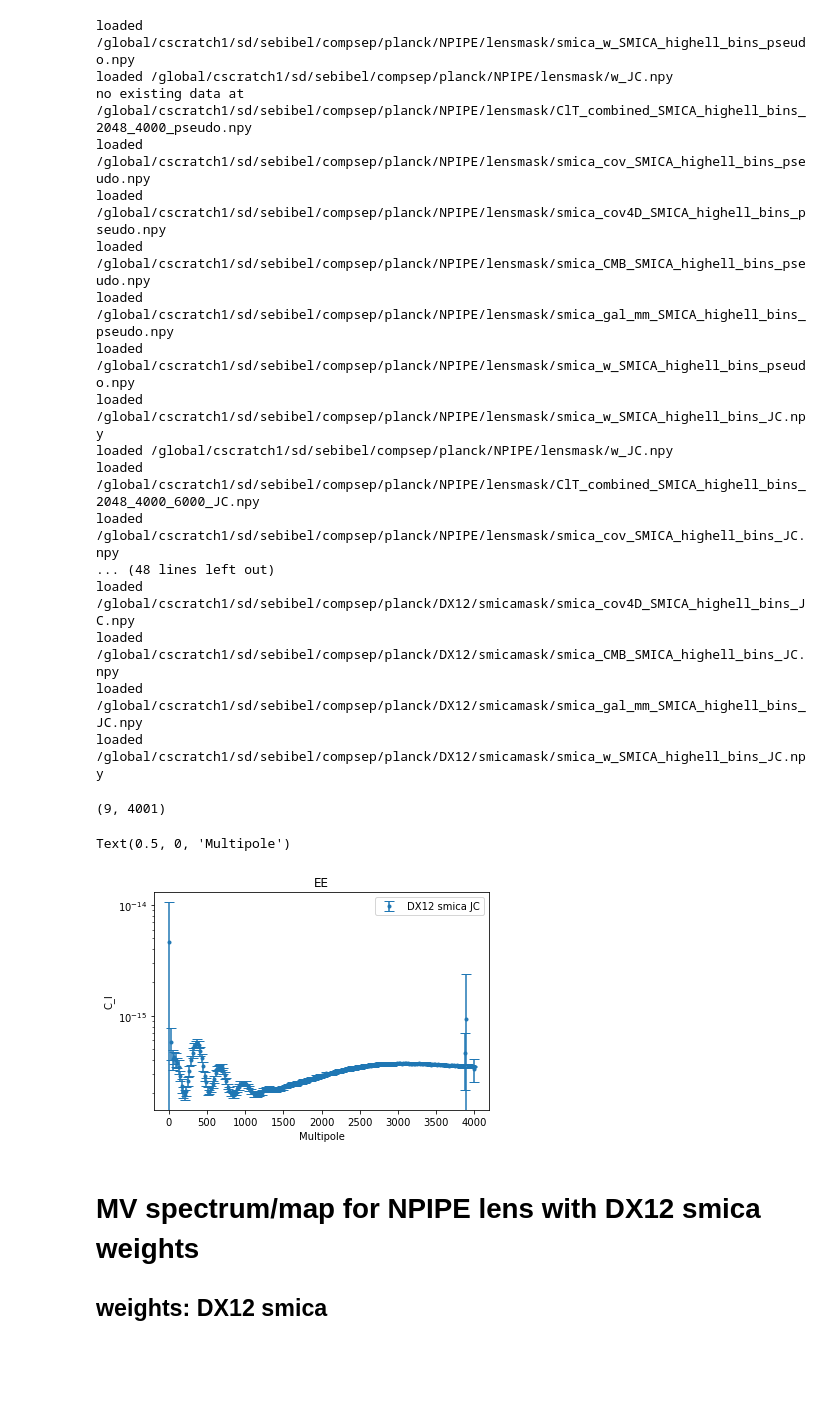
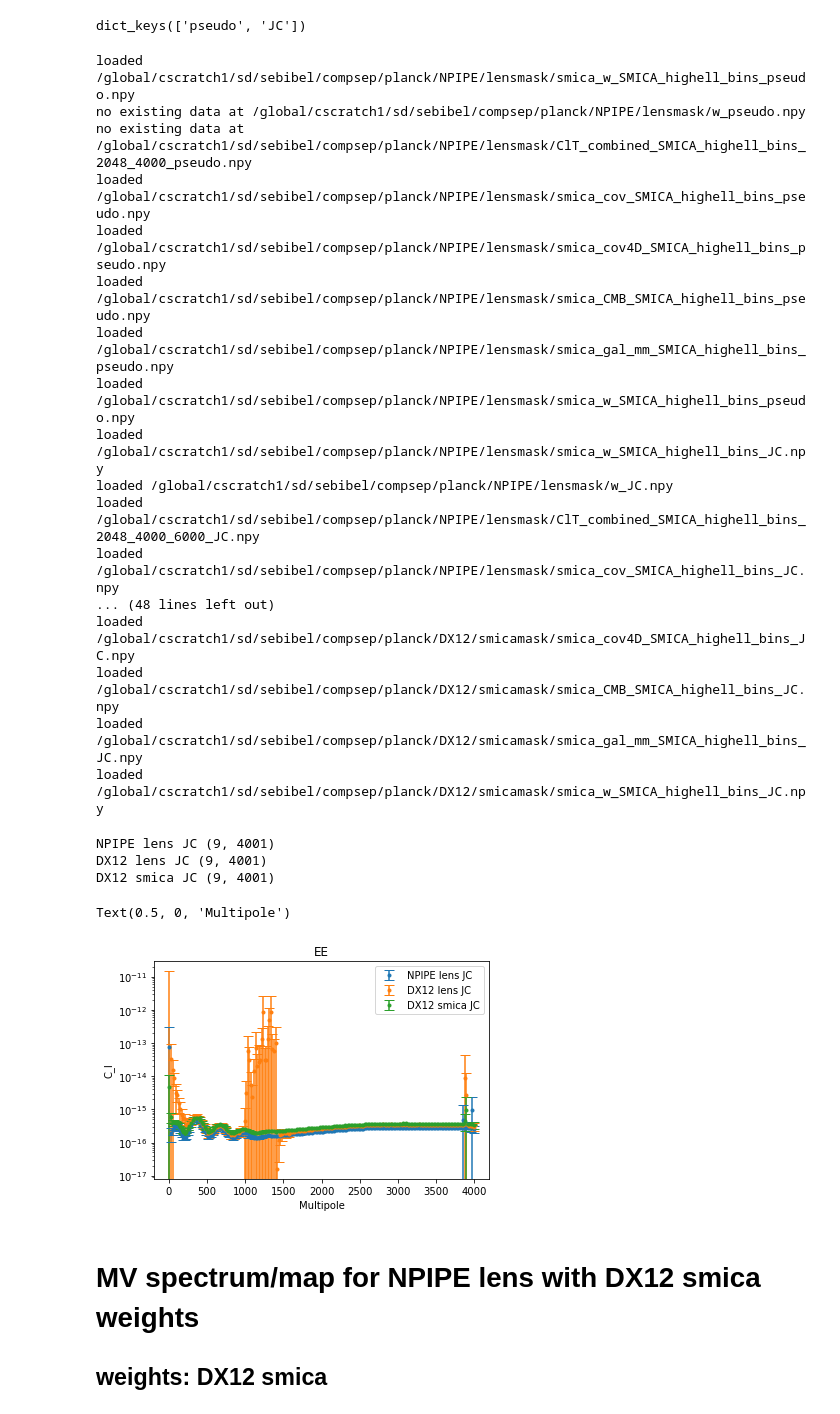
Before and after one commit to Sebastian-Belkner/component_separation, a Jupyter notebook: notebooks/Check Improvement.ipynb, the cells around one changed output. Drawn from its saved outputs; the diff is of its cells as text; code cells hidden in the pictures; blank space fills up the shorter version.

```diff
--- a/notebooks/Check Improvement.ipynb
+++ b/notebooks/Check Improvement.ipynb
@@ -83,3 +95,7 @@ for freqdset, mskset, spectrum_type in itertools.product(['NPIPE', 'DX12'], ['le
+# %%
+mask['lens'].keys()
+# %% [output]
+dict_keys(['pseudo', 'JC'])
 # %%
 smica_params = dict({'cov': None, "cov4D": None, "CMB": None, "gal_mm": None, "w": None})
 smica_params = dict()
@@ -89,14 +105,19 @@ lmax_loc = 4000
 clmin = dict()
 simid=-1
 W = dict()
+beamf = dict()
+
 for freqdset, mskset, spectrum_type in itertools.product(*prod):
     if freqdset in smica_params:
         if mskset in smica_params[freqdset]:
                 smica_params[freqdset][mskset].update({spectrum_type: dhelper})
+                clmin[freqdset][mskset].update({spectrum_type: None})
         else:
             smica_params[freqdset].update({mskset:{spectrum_type: dhelper}})
+            clmin[freqdset].update({mskset:{spectrum_type: None}})
     else:
         smica_params.update({freqdset: {mskset:{spectrum_type: dhelper}}})
+        clmin.update({freqdset: {mskset:{spectrum_type: None}}})
     if freqdset in W:
         if mskset in W[freqdset]:
                 W[freqdset][mskset].update({spectrum_type: None})
@@ -104,24 +125,27 @@ for freqdset, mskset, spectrum_type in itertools.product(*prod):
             W[freqdset].update({mskset:{spectrum_type: None}})
     else:
         W.update({freqdset: {mskset:{spectrum_type: None}}})
+
 for freqdset, mskset, spectrum_type in itertools.product(*prod):
     csu = Config(freqdset=freqdset, mskset=mskset, spectrum_type=spectrum_type, verbose=False)
+    fn = fn_gen(csu)
     fns = fns_gen(csu)
-
     bins = csu.bins
-
     W_smica = io.load_data(fns.get_misc('w', simid=simid))
     W_mv = io.load_data(fn.get_misc('w', simid=simid))
+
+    if freqdset not in beamf:
+        beamf[freqdset] = io.load_beamf(csu.freqcomb, csu.lmax, csu.freqdatsplit)
     if W_smica is not None and W_mv is not None:
         W_total = hpf.interp_smica_mv_weights(W_smica, W_mv, bins, 4001)
         W[freqdset][mskset][spectrum_type] = W_total
         W[freqdset][mskset][spectrum_type][:,:,0:2] = 0.0
-    clmin.update({freqdset: {mskset:{spectrum_type: io.load_data(fns.get_spectrum("T", "combined", simid=-1))}}})
+    clmin[freqdset][mskset][spectrum_type] = io.load_data(fns.get_spectrum("T", "combined", simid=-1))
     for k, v in smica_params[freqdset][mskset][spectrum_type].items():
         smica_params[freqdset][mskset][spectrum_type][k] = io.load_data(fns.get_misc(k))
 # %% [output]
 loaded /global/cscratch1/sd/sebibel/compsep/planck/NPIPE/lensmask/smica_w_SMICA_highell_bins_pseudo.npy
-loaded /global/cscratch1/sd/sebibel/compsep/planck/NPIPE/lensmask/w_JC.npy
+no existing data at /global/cscratch1/sd/sebibel/compsep/planck/NPIPE/lensmask/w_pseudo.npy
 no existing data at /global/cscratch1/sd/sebibel/compsep/planck/NPIPE/lensmask/ClT_combined_SMICA_highell_bins_2048_4000_pseudo.npy
 loaded /global/cscratch1/sd/sebibel/compsep/planck/NPIPE/lensmask/smica_cov_SMICA_highell_bins_pseudo.npy
 loaded /global/cscratch1/sd/sebibel/compsep/planck/NPIPE/lensmask/smica_cov4D_SMICA_highell_bins_pseudo.npy
@@ -140,32 +164,39 @@ loaded /global/cscratch1/sd/sebibel/compsep/planck/DX12/smicamask/smica_w_SMICA_
 # %%
 %matplotlib inline
 EBidx = 0
 nbins = 200
 for freqdset, mskset, spectrum_type in itertools.product(*prod):
     if freqdset in clmin:
         if mskset in clmin[freqdset]:
             if spectrum_type in clmin[freqdset][mskset]:
                 if clmin[freqdset][mskset][spectrum_type] is not None:
-                    print(clmin[freqdset][mskset][spectrum_type][EBidx].shape)
-                    mean, err, _ = hpf.std_dev_binned(clmin[freqdset][mskset][spectrum_type][EBidx][1], binwidth=nbins, lmax=4001, log=False)
-                    plt.errorbar((_[1:]+_[:-1])/2, mean, yerr=err, label='{} {} {}'.format(freqdset,mskset, spectrum_type), fmt= '.', capsize=5)
-mean, err, _ = hpf.std_dev_binned(ClTcombNLDS[EBidx+1], binwidth=nbins, lmax=4001, log=False)
-plt.errorbar((_[1:]+_[:-1])/2, mean, yerr=err, label='NPIPE data with DX12-smica weights', fmt= '.', capsize=5)
+                    if clmin[freqdset][mskset][spectrum_type][EBidx].shape[0] == 9:
+                        print(freqdset, mskset, spectrum_type, clmin[freqdset][mskset][spectrum_type][EBidx].shape)
+                        mean, err, _ = hpf.std_dev_binned(clmin[freqdset][mskset][spectrum_type][EBidx][1], binwidth=nbins, lmax=4001, log=False)
+                        plt.errorbar((_[1:]+_[:-1])/2, mean, yerr=err, label='{} {} {}'.format(freqdset,mskset, spectrum_type), fmt= '.', capsize=5)
+                else:
+                    pass
+            else:
+                pass
+# mean, err, _ = hpf.std_dev_binned(ClTcombNLDS[EBidx+1], binwidth=nbins, lmax=4001, log=False)
+# plt.errorbar((_[1:]+_[:-1])/2, mean, yerr=err, label='NPIPE data with DX12-smica weights', fmt= '.', capsize=5)
 # mean, err, _ = hpf.std_dev_binned(propag_smica_C_lmin_sc[EBidx], binwidth=nbins, lmax=4000, log=False)
 # plt.errorbar((_[1:]+_[:-1])/2, mean, yerr=err, label='NPIPE data with smica-propag weights', fmt= '.', capsize=5)
 # plt.plot(C_lS[0,1], label='Planck best estimate')
 plt.legend()
 plt.yscale('log')
 plt.ylabel('C_l')
 if EBidx == 0:
     plt.title('EE')
 else:
     plt.title('BB')
 plt.xlabel('Multipole')
 # %% [output]
-(9, 4001)
+NPIPE lens JC (9, 4001)
+DX12 lens JC (9, 4001)
+DX12 smica JC (9, 4001)
 Text(0.5, 0, 'Multipole')
-[figure, old version]
+[figure, new version]
 # %% [markdown]
 # MV spectrum/map for NPIPE lens with DX12 smica weights
 ## weights: DX12 smica
```
Also changed, not shown: parts of 47 cells of this notebook, 5 other files.
